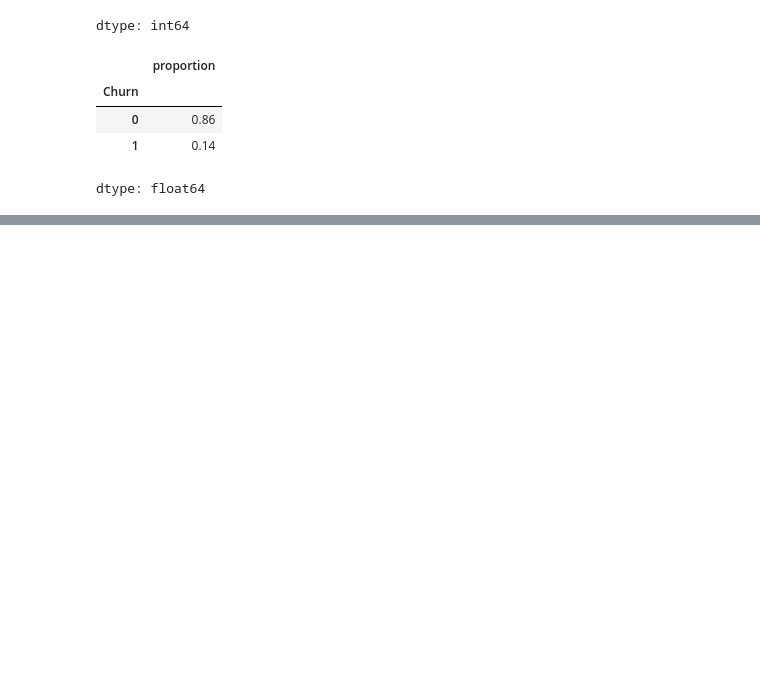
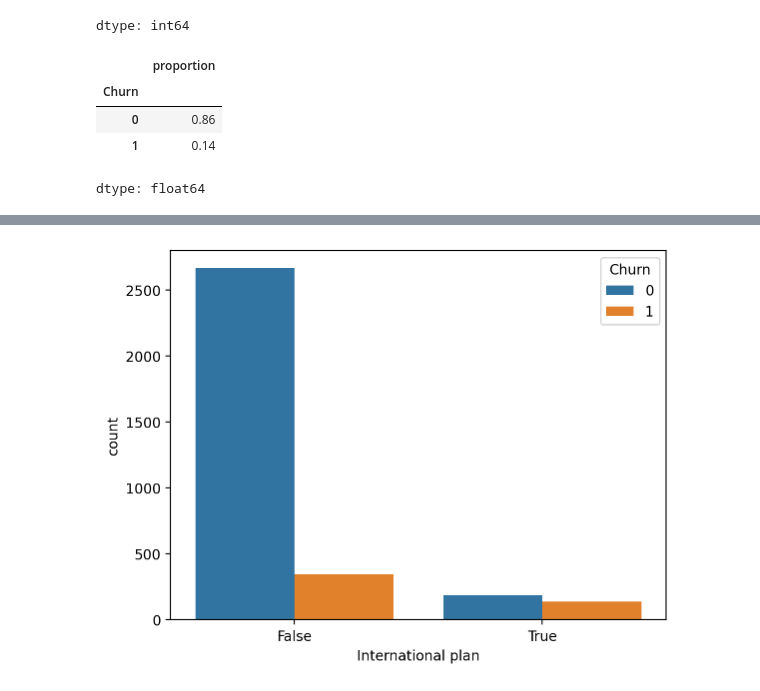
Before and after one commit to tartam1/IT545, a Jupyter notebook: Comprehensive_Assignment_2_Tartamella.ipynb, the cells around one changed output, grey strips where cells are left out. Cells and saved outputs as stored; diff of their text form; code cells hidden in the pictures; blank space fills up the shorter version.

```diff
--- a/Comprehensive_Assignment_2_Tartamella.ipynb
+++ b/Comprehensive_Assignment_2_Tartamella.ipynb
@@ -164,0 +276,4 @@ df.sort_values(by=["Churn", "Total day charge"], ascending=[True, False]).head()
+# %%
+# another way using replace but it is deprecated
+df = df.replace({"Voice mail plan": d})
+df.head()
@@ -164,0 +338,10 @@ df.sort_values(by=["Churn", "Total day charge"], ascending=[True, False]).head()
+# %%
+# dataframe tranformations adding the calls
+total_calls = (
+    df["Total day calls"]
+    + df["Total eve calls"]
+    + df["Total night calls"]
+    + df["Total intl calls"]
+)
+df.insert(loc=len(df.columns), column="Total calls", value=total_calls)
+df.head()
@@ -164,0 +356,9 @@ df.sort_values(by=["Churn", "Total day charge"], ascending=[True, False]).head()
+# %%
+# do it in cone command
+df["Total charge"] = (
+    df["Total day charge"]
+    + df["Total eve charge"]
+    + df["Total night charge"]
+    + df["Total intl charge"]
+)
+df.head()
@@ -164,0 +373,6 @@ df.sort_values(by=["Churn", "Total day charge"], ascending=[True, False]).head()
+# %%
+# clean up
+# get rid of just created columns
+df.drop(["Total charge", "Total calls"], axis=1, inplace=True)
+# and here’s how you can delete rows
+df.drop([1, 2]).head()
@@ -164,0 +407,5 @@ df.sort_values(by=["Churn", "Total day charge"], ascending=[True, False]).head()
+# %%
+# plot showing international plan is higher
+sns.countplot(x="International plan", hue="Churn", data=df);
+# %% [output]
+[figure, added]
```
Also changed, not shown: parts of 40 cells of this notebook.
